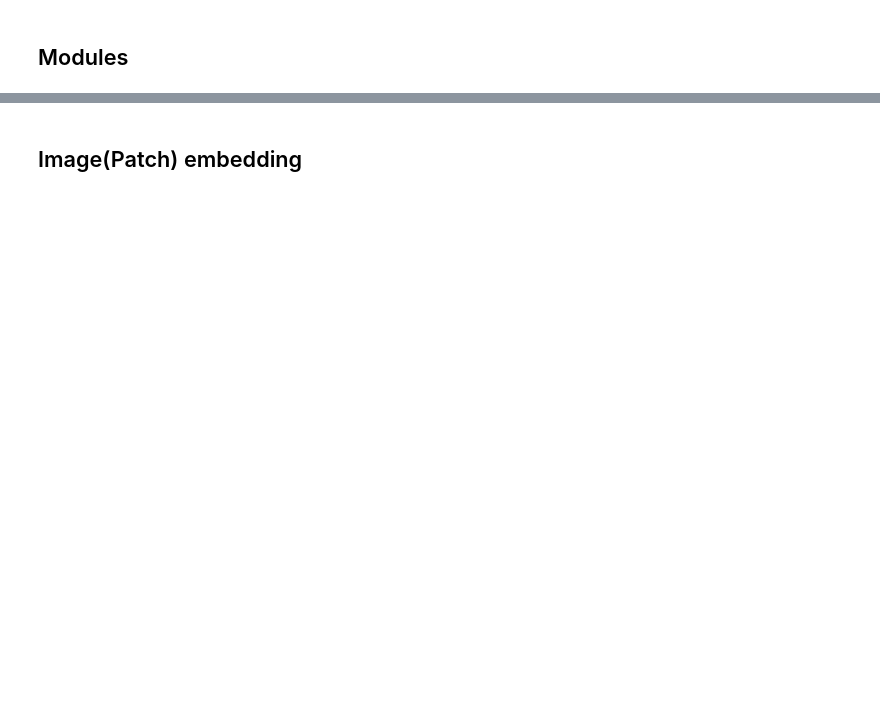
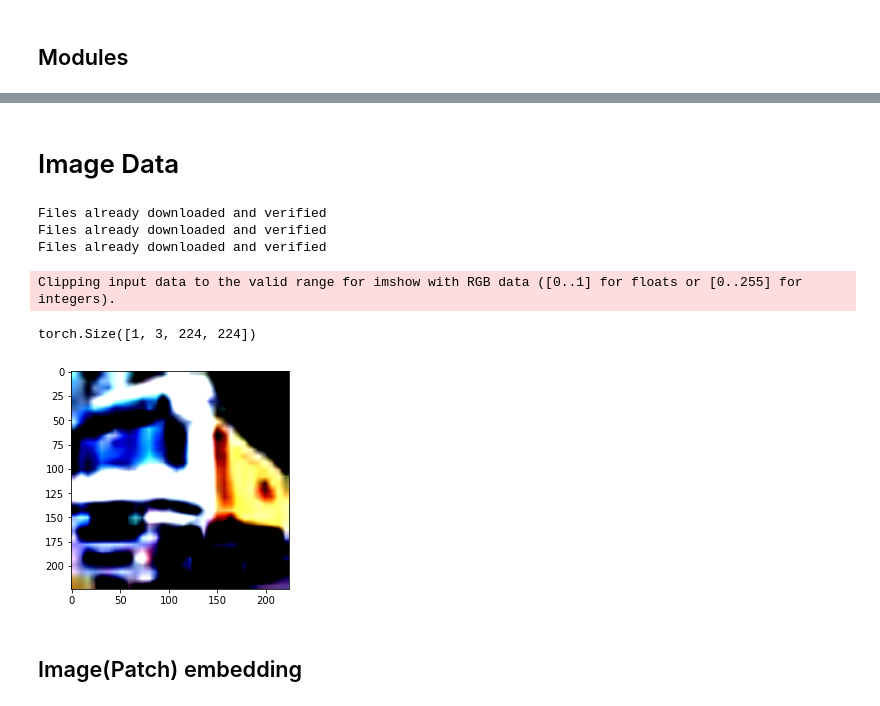
Before and after one commit to gimme1dollar/toy_vision_transformer, a Jupyter notebook: ViT.ipynb, the cells around one changed output, grey strips where cells are left out. Drawn from its saved outputs; the diff is of its cells as text; code cells hidden in the pictures; blank space fills up the shorter version.

```diff
--- a/ViT.ipynb
+++ b/ViT.ipynb
@@ -51,3 +58,31 @@ Requirement already satisfied: s3transfer<0.6.0,>=0.5.0 in /usr/local/lib/python
 Requirement already satisfied: python-dateutil<3.0.0,>=2.1 in /usr/local/lib/python3.7/dist-packages (from botocore<1.22.0,>=1.21.1->boto3->pytorch_transformers) (2.8.1)
+# %% [markdown]
+# Image Data
+# %%
+transform = T.Compose([
+                T.ToTensor(),
+                T.Normalize((0.4914, 0.4822, 0.4465), (0.2023, 0.1994, 0.2010)),
+                T.Resize((224, 224))
+            ])
+
+cifar10_train = dset.CIFAR10('dataset', train=True, download=True, transform=transform)
+
+cifar10_val = dset.CIFAR10('dataset', train=True, download=True, transform=transform)
+
+cifar10_test = dset.CIFAR10('dataset', train=False, download=True, transform=transform)
+# %% [output]
+Files already downloaded and verified
+Files already downloaded and verified
+Files already downloaded and verified
+# %%
+x = cifar10_train[1][0]
+
+plt.imshow( x.permute(1, 2, 0) )
+x = x.unsqueeze(0) # add batch dim
+x.size()
+# %% [output]
+Clipping input data to the valid range for imshow with RGB data ([0..1] for floats or [0..255] for integers).
+torch.Size([1, 3, 224, 224])
+[figure, added]
 # %% [markdown]
 ## Image(Patch) embedding
```
Also changed, not shown: parts of 20 cells of this notebook.
